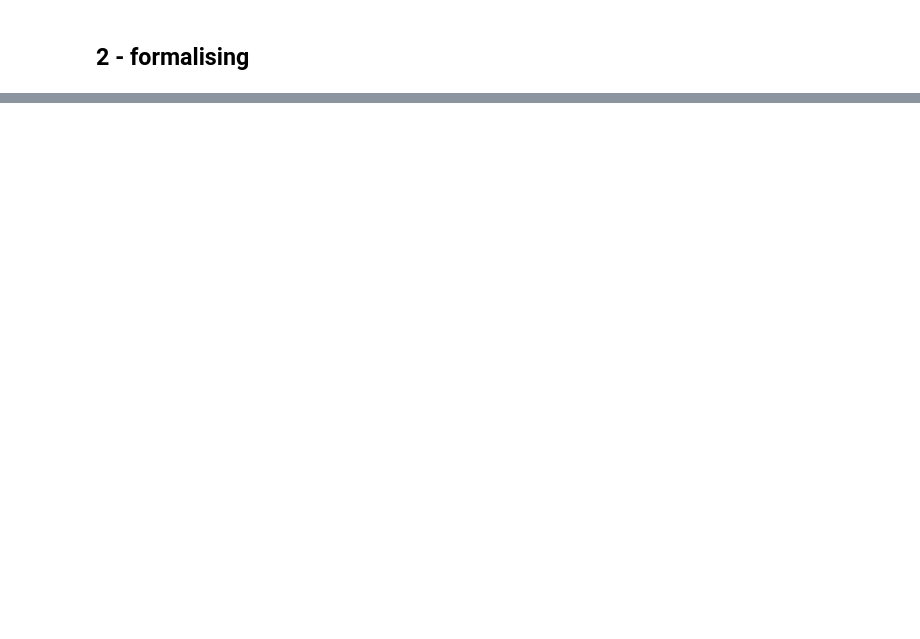
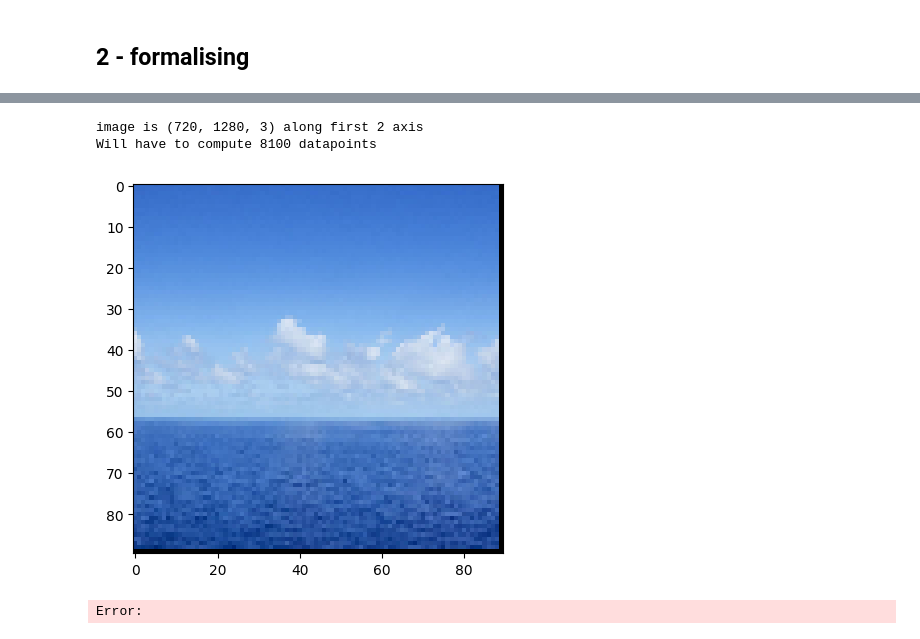
Before and after one commit to PHYS3810-2026-Instrumentation/CompressedSensingDemo, a Jupyter notebook: sensing.ipynb, the cells around one changed output, grey strips where cells are left out. Saved outputs shown, nothing was run; the diff lists cells and outputs as text; code cells hidden in the pictures; blank space fills up the shorter version.

```diff
--- a/sensing.ipynb
+++ b/sensing.ipynb
@@ -118,0 +204,28 @@ def
+# %%
+# test against an image
+
+image = plt.imread(f'./testdata/ocean.jpg')
+print(f'image is {image.shape} along first 2 axis')
+
+# crop image down to central square
+image = image[:,280:1000,:]
+
+# unswizzle it so we can resize each frame
+image_rgb = unswizzle_image(image)
+frames = [np.clip(zoom(frame, 0.125), 0, 255).astype('int') for frame in image_rgb]
+
+# comparison image in full color - frames keeps each individual image
+image = condense_frames(frames)
+image = swizzle_image(image)
+
+plt.imshow(image)
+
+num_points = image.shape[0] * image.shape[1]
+print(f'Will have to compute {num_points} datapoints')
+datas = [np.ravel(frame) for frame in frames]
+axis_size = image.shape[0]
+# %% [output]
+image is (720, 1280, 3) along first 2 axis
+Will have to compute 8100 datapoints
+[figure, added]
+Error:
```
Also changed, not shown: parts of 6 cells of this notebook, 3 other files.
